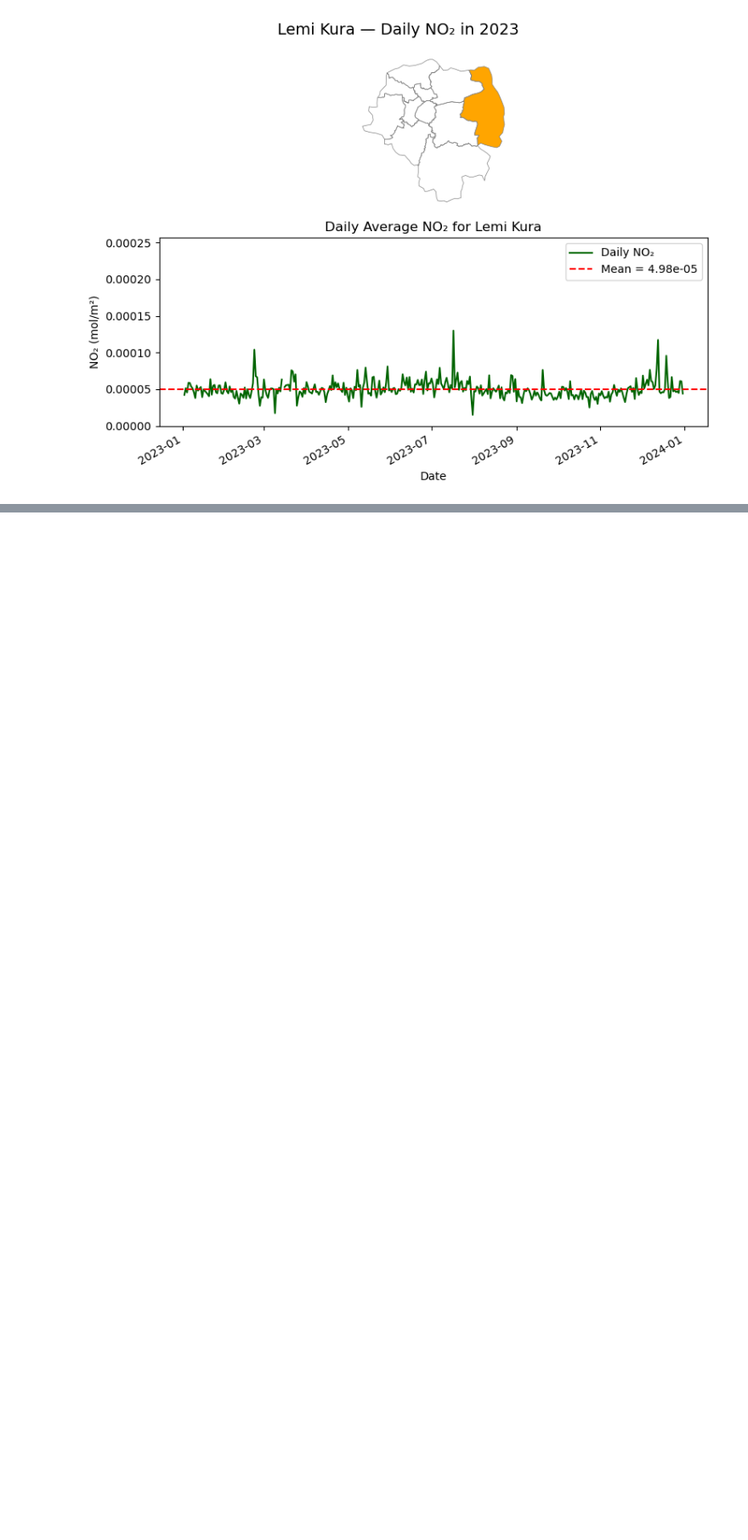
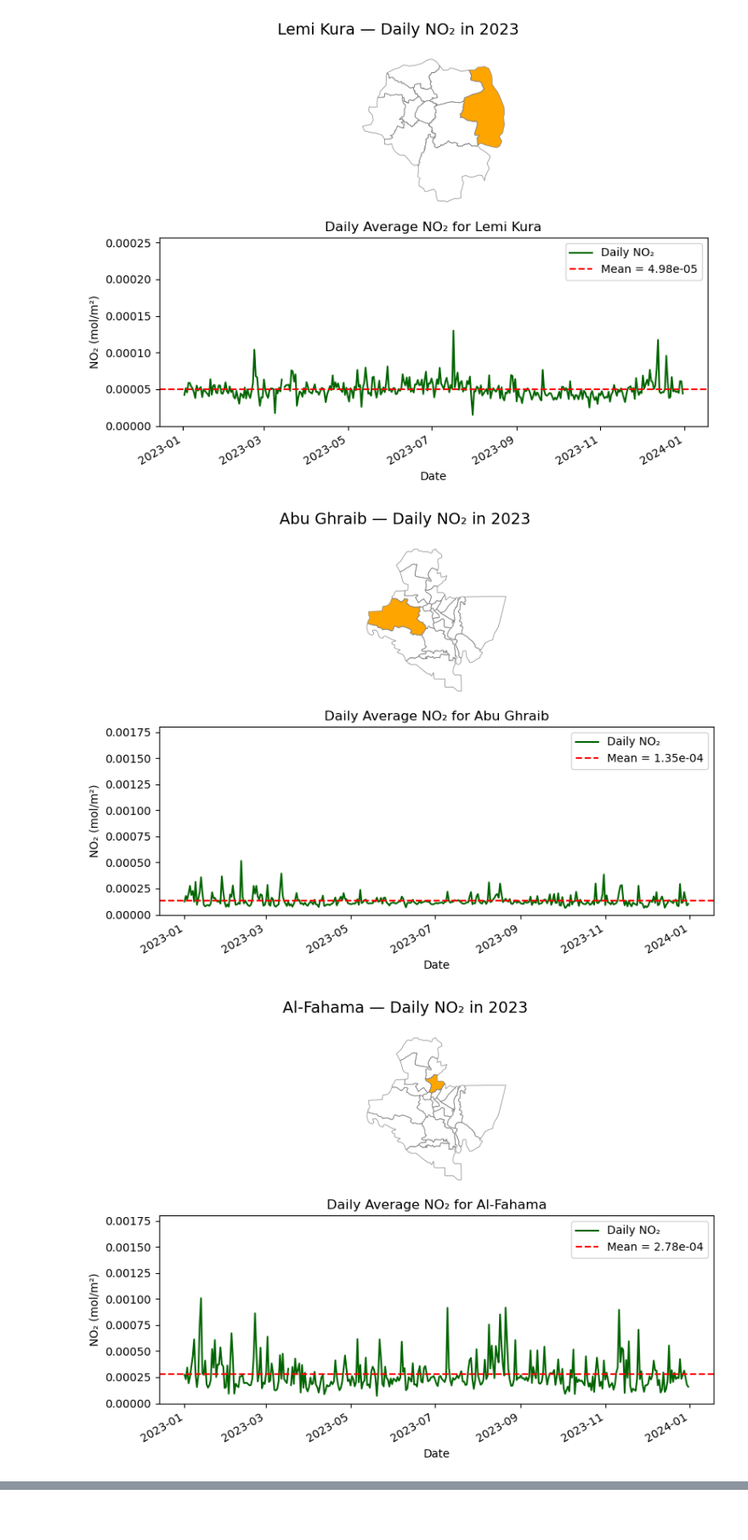
Before and after one commit to datapartnership/air-pollution-mobility-research-project, a Jupyter notebook: notebooks/1_air_pollution_no2_data_analysis.ipynb, the cells around one changed output, grey strips where cells are left out. Shown at 85% size. Saved outputs shown, nothing was run; the diff lists cells and outputs as text; code cells hidden in the pictures; blank space fills up the shorter version.

Commit message:
add baghdad NO2 time series plot

```diff
--- a/notebooks/1_air_pollution_no2_data_analysis.ipynb
+++ b/notebooks/1_air_pollution_no2_data_analysis.ipynb
@@ -428,3 +428,83 @@ for adm_id in pivot_df.columns[:11]:
 [figure]
 [figure]
 [figure]
+# %%
+# Data paths and settings
+data_folder = DATA_PATH / "baghdad-no2-mesh"
+shapefile_path = DATA_PATH / "city-boundary/baghdad/baghdad-adm3.shp"
+output_folder = DATA_PATH / "baghdad-time-series-plots"
+output_folder.mkdir(parents=True, exist_ok=True)
+
+# Load administrative boundary
+adm3 = gpd.read_file(shapefile_path).to_crs(epsg=4326)
+adm3 = adm3.reset_index(drop=True).reset_index().rename(columns={"index": "adm_id"})
+
+# Initialize an empty list to collect daily NO2 averages
+time_series_data = []
+
+# Loop through daily GPKG files and calculate mean NO2 for each ADM3 zone
+for f in sorted(os.listdir(data_folder)):
+    if not f.endswith(".gpkg") or not f.startswith("baghdad-2023"):
+        continue
+
+    date_str = f.split("baghdad-")[1].replace(".gpkg", "")
+    try:
+        date = datetime.strptime(date_str, "%Y-%m-%d")
+    except:
+        continue
+
+    gdf = gpd.read_file(data_folder / f)
+    if gdf.empty or "no2_mean" not in gdf.columns:
+        continue
+
+    gdf = gdf[gdf.geometry.notnull() & gdf.is_valid]
+    gdf = gdf.dropna(subset=["no2_mean"])
+    gdf = gdf.to_crs(adm3.crs)
+
+    joined = gpd.sjoin(gdf, adm3, how="inner", predicate="intersects")
+    daily_avg = joined.groupby("adm_id")["no2_mean"].mean().reset_index()
+    daily_avg["date"] = date
+    time_series_data.append(daily_avg)
+
+# panel-format dataframe
+df_all = pd.concat(time_series_data)
+pivot_df = df_all.pivot(index="date", columns="adm_id", values="no2_mean")
+
+# Calculate overall max NO₂ value across all zones to standardize y-axis
+ymax = pivot_df.max().max()
+
+# Plot ADM3 zones
+for i, adm_id in enumerate(pivot_df.columns):
+    adm_name = adm3.loc[adm3.adm_id == adm_id, "ADM3_EN"].values[0]
+    series = pivot_df[adm_id]
+
+    fig, (ax_map, ax_line) = plt.subplots(2, 1, figsize=(8, 6), gridspec_kw={"height_ratios": [1, 1.2]})
+    fig.suptitle(f"{adm_name} — Daily NO₂ in 2023", fontsize=14)
+
+    # Top subplot: map
+    adm3.boundary.plot(ax=ax_map, linewidth=0.5, edgecolor="gray")
+    adm3.loc[adm3.adm_id == adm_id].plot(ax=ax_map, color="orange")
+    ax_map.axis("off")
+
+    # Bottom subplot: time series
+    series.plot(ax=ax_line, color="darkgreen", label="Daily NO₂")
+    mean_val = series.mean()
+    ax_line.axhline(mean_val, color="red", linestyle="--", linewidth=1.5, label=f"Mean = {mean_val:.2e}")
+
+    ax_line.set_ylabel("NO₂ (mol/m²)")
+    ax_line.set_xlabel("Date")
+    ax_line.set_ylim(0, ymax * 1.1)
+    ax_line.set_title(f"Daily Average NO₂ for {adm_name}")
+    ax_line.legend()
+
+    plt.tight_layout()
+
+    if i < 3:
+        plt.show()
+    else:
+        out_path = output_folder / f"{adm_name.replace(' ', '_')}.png"
+        fig.savefig(out_path, dpi=100)
+        plt.close()
+# %% [output]
+[figure, added]
+[figure, added]
```
Also changed, not shown: parts of 1 cell of this notebook.
